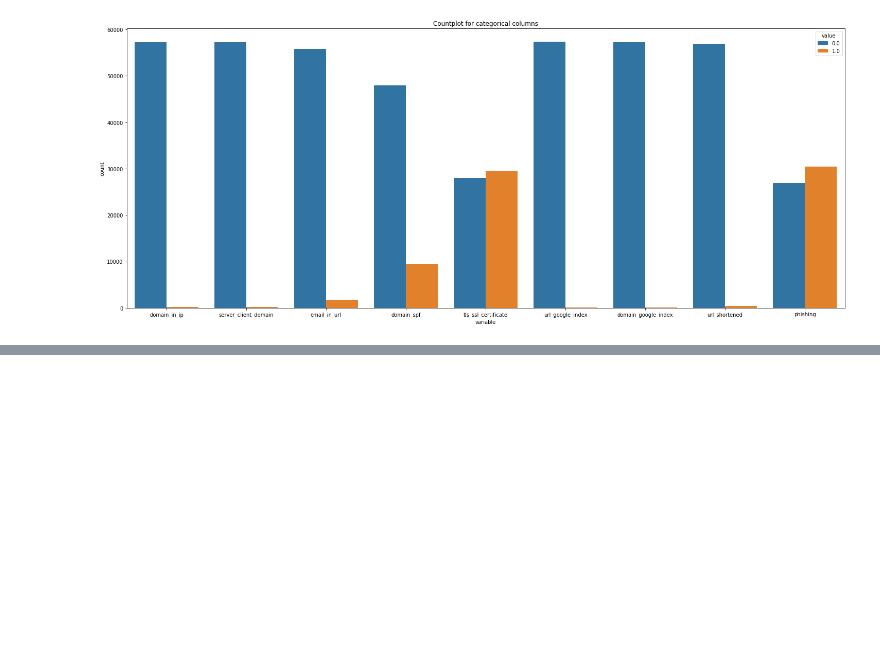
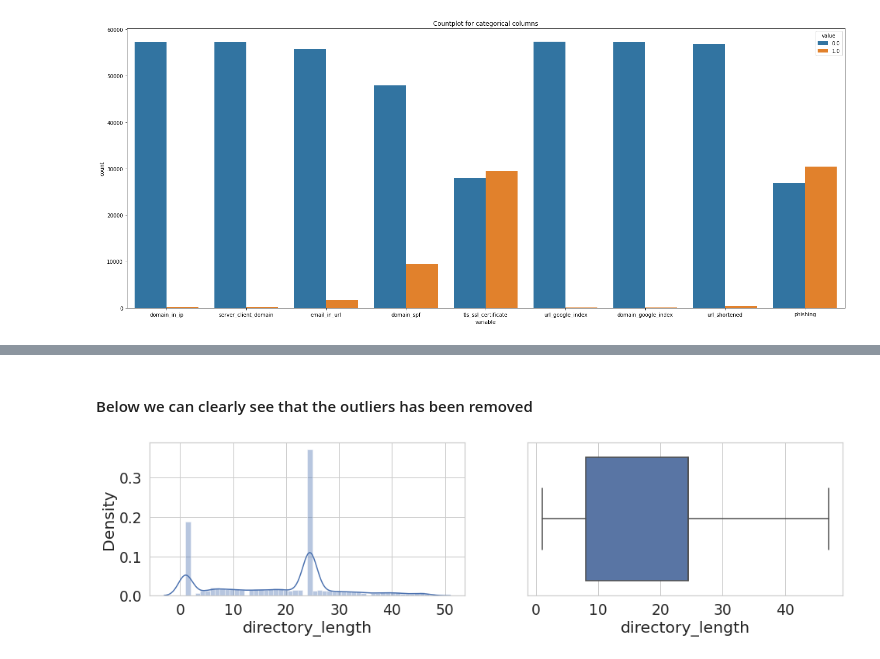
Before and after one commit to SaiGowtham-11/Customer-Analysis-and-Segementation, a Jupyter notebook: Milestone3Final.ipynb, the cells around one changed output, grey strips where cells are left out. Saved outputs shown, nothing was run; the diff lists cells and outputs as text; code cells hidden in the pictures; blank space fills up the shorter version.

```diff
--- a/Milestone3Final.ipynb
+++ b/Milestone3Final.ipynb
@@ -354,0 +473,3 @@ plt.show()
+# %%
+frames = [imp_features_df, Y]
+ref_df = pd.concat(frames,axis = 1)
@@ -354,0 +500,3 @@ plt.show()
+# %%
+for i in ref_df.columns:
+  print(i)
@@ -354,0 +520,23 @@ plt.show()
+# %%
+# We are using the Inter Quartile range to remove all the outliers for important features
+X_temp = imp_features_df.drop({'time_domain_activation','email_in_url'},axis=1)
+imp_temp = imp_features_df[{'time_domain_activation','email_in_url'}]
+for i in X_temp.columns:
+
+  a = X_temp[i]
+  Q1=a.quantile(0.25)
+  Q3=a.quantile(0.75)
+  IQR=Q3-Q1
+  lowqe_bound=Q1 - 1.5 * IQR
+  upper_bound=Q3 + 1.5 * IQR
+  print(lowqe_bound,upper_bound)
+  percentile25 = X_temp[i].quantile(0.25)
+  percentile75 = X_temp[i].quantile(0.75)
+  iqr = percentile75-percentile25
+  upper_limit = percentile75 + 1.5 * iqr
+  lower_limit = percentile25 - 1.5 * iqr
+
+  X_temp[X_temp[i] > upper_limit]
+  X_temp[X_temp[i] < lower_limit]
+
+  X_temp = X_temp[X_temp[i] < upper_limit]
@@ -354,0 +557,3 @@ plt.show()
+# %%
+frames = [X_temp, imp_temp]
+imp_features_df = pd.concat(frames,axis = 1)
@@ -354,0 +572,14 @@ plt.show()
+# %% [markdown]
+#### Below we can clearly see that the outliers has been removed
+# %%
+import warnings
+warnings.filterwarnings('ignore')
+
+plt.figure(figsize=(16,8))
+plt.subplot(2,2,1)
+sns.distplot(imp_features_df['directory_length'])
+plt.subplot(2,2,2)
+sns.boxplot(imp_features_df['directory_length'])
+plt.show()
+# %% [output]
+[figure, added]
```
Also changed, not shown: parts of 49 cells of this notebook.
